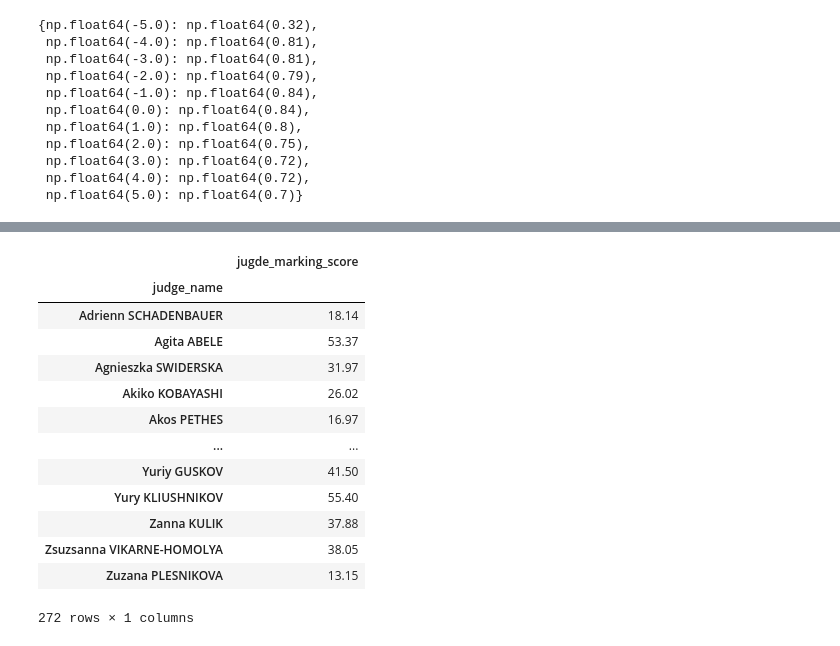
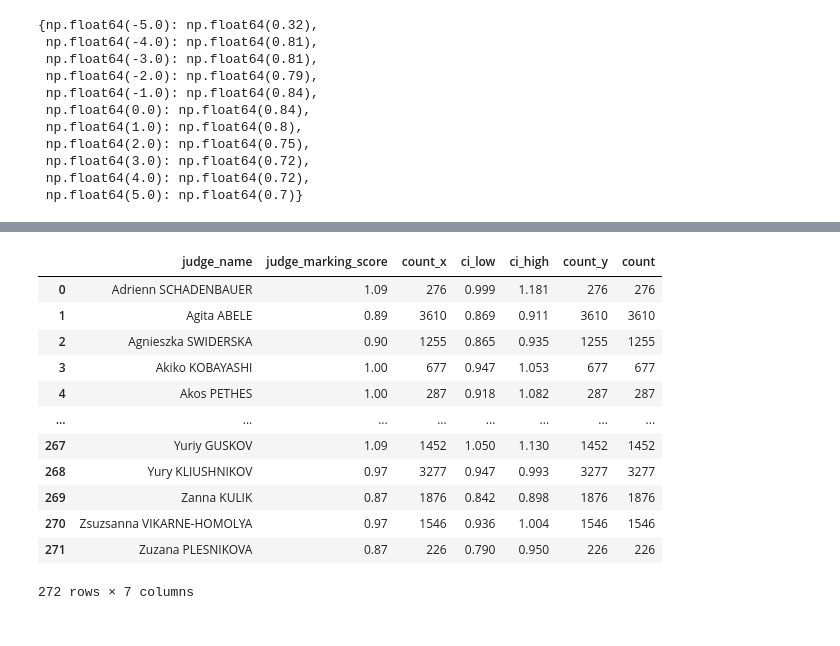
Before and after one commit to ann-e888/Skating_EDA, a Jupyter notebook: notebooks/anomailies.ipynb, the cells around one changed output, grey strips where cells are left out. Saved outputs shown, nothing was run; the diff lists cells and outputs as text; code cells hidden in the pictures.

```diff
--- a/notebooks/anomailies.ipynb
+++ b/notebooks/anomailies.ipynb
@@ -316,0 +302,5 @@ stats_df
+# %%
+marking_scores = stats_df.groupby('judge_name')['marking_score'].agg(
+    judge_marking_score = lambda row: round(np.sqrt((row**2).mean()), 2)
+)
+marking_scores
@@ -317,19 +322,9 @@ stats_df
 # %%
-stats_df.groupby('judge_name')['marking_score'].agg(
-    jugde_marking_score = lambda row: round(np.sqrt(((row**2).sum()).mean()), 2)
+marking_scores_d = {}
+for i in range(len(marking_scores)):
+    marking_scores_d[marking_scores.index[i]] = marking_scores['judge_marking_score'].iloc[i]
+
+stats_df['judge_marking_score'] = stats_df.apply(
+    lambda row: marking_scores_d.get(row['judge_name']),
+    axis=1
 )
-# %% [output]
-|  | jugde_marking_score |
-| judge_name |  |
-| Adrienn SCHADENBAUER | 18.14 |
-| Agita ABELE | 53.37 |
-| Agnieszka SWIDERSKA | 31.97 |
-| Akiko KOBAYASHI | 26.02 |
-| Akos PETHES | 16.97 |
-| ... | ... |
-| Yuriy GUSKOV | 41.50 |
-| Yury KLIUSHNIKOV | 55.40 |
-| Zanna KULIK | 37.88 |
-| Zsuzsanna VIKARNE-HOMOLYA | 38.05 |
-| Zuzana PLESNIKOVA | 13.15 |
-272 rows × 1 columns
@@ -335,0 +340,20 @@ stats_df.groupby('judge_name')['marking_score'].agg(
+# %%
+marking_scores[['ci_low', 'ci_high']] = marking_scores.apply(
+    lambda row: compute_ci(row['judge_marking_score'], row['count']), axis=1, result_type='expand'
+)
+
+marking_scores
+# %% [output]
+|  | judge_name | judge_marking_score | count_x | ci_low | ci_high | count_y | count |
+| 0 | Adrienn SCHADENBAUER | 1.09 | 276 | 0.999 | 1.181 | 276 | 276 |
+| 1 | Agita ABELE | 0.89 | 3610 | 0.869 | 0.911 | 3610 | 3610 |
+| 2 | Agnieszka SWIDERSKA | 0.90 | 1255 | 0.865 | 0.935 | 1255 | 1255 |
+| 3 | Akiko KOBAYASHI | 1.00 | 677 | 0.947 | 1.053 | 677 | 677 |
+| 4 | Akos PETHES | 1.00 | 287 | 0.918 | 1.082 | 287 | 287 |
+| ... | ... | ... | ... | ... | ... | ... | ... |
+| 267 | Yuriy GUSKOV | 1.09 | 1452 | 1.050 | 1.130 | 1452 | 1452 |
+| 268 | Yury KLIUSHNIKOV | 0.97 | 3277 | 0.947 | 0.993 | 3277 | 3277 |
+| 269 | Zanna KULIK | 0.87 | 1876 | 0.842 | 0.898 | 1876 | 1876 |
+| 270 | Zsuzsanna VIKARNE-HOMOLYA | 0.97 | 1546 | 0.936 | 1.004 | 1546 | 1546 |
+| 271 | Zuzana PLESNIKOVA | 0.87 | 226 | 0.790 | 0.950 | 226 | 226 |
+272 rows × 7 columns
```
Also changed, not shown: parts of 7 cells of this notebook.
